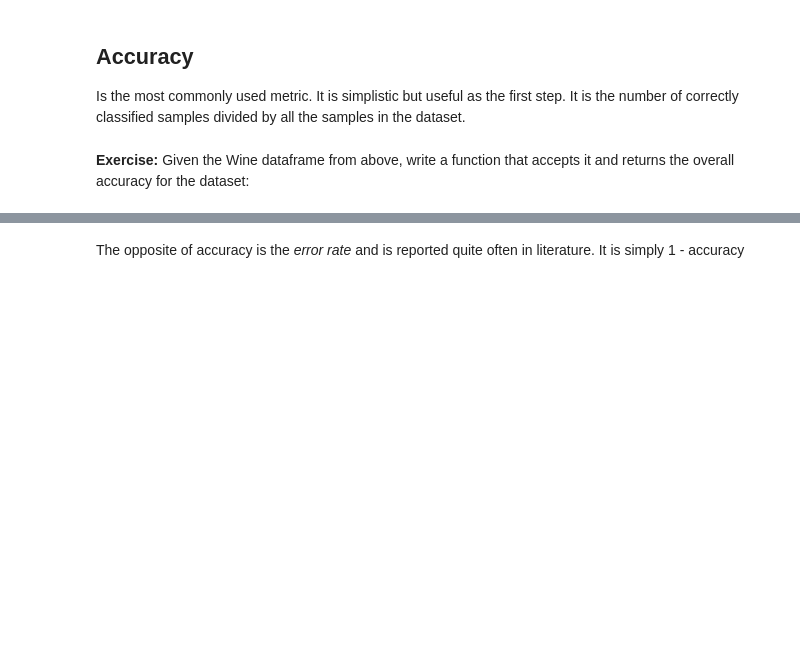
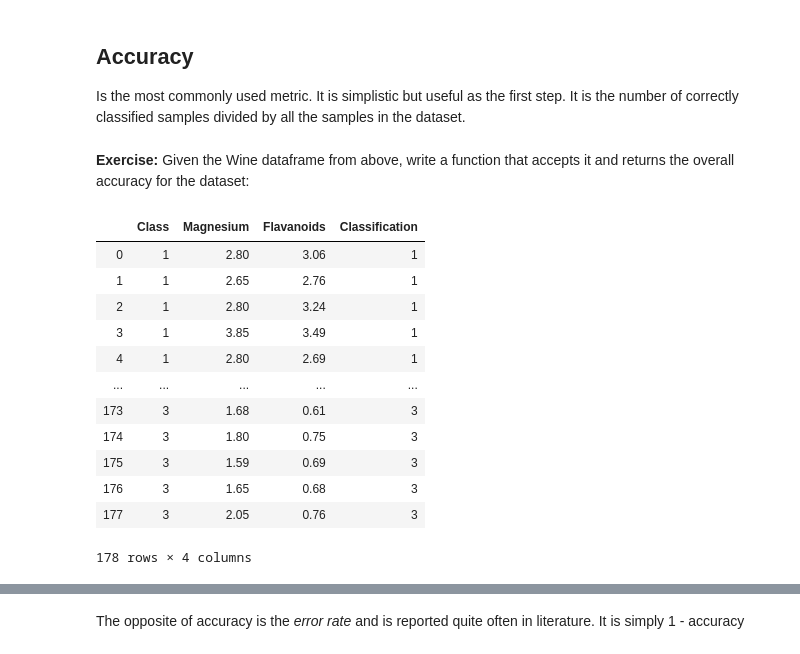
Before and after one commit to TOMMYWHY/158_755DataScience, a Jupyter notebook: 158755/Notebooks/Lecture 7 - Classification, Generalization, Overfitting, Evaluation, Cross-validation.ipynb, the cells around one changed output, grey strips where cells are left out. Saved outputs shown, nothing was run; the diff lists cells and outputs as text; code cells hidden in the pictures; blank space fills up the shorter version.

```diff
--- a/158755/Notebooks/Lecture 7 - Classification, Generalization, Overfitting, Evaluation, Cross-validation.ipynb
+++ b/158755/Notebooks/Lecture 7 - Classification, Generalization, Overfitting, Evaluation, Cross-validation.ipynb
@@ -313,6 +381,22 @@ Source: http://en.wikipedia.org/wiki/Confusion_matrix
 Is the most commonly used metric. It is simplistic but useful as the first step. It is the number of correctly classified samples divided by all the samples in the dataset.
 # %% [markdown]
 **Exercise:** Given the Wine dataframe from above, write a function that accepts it and returns the overall accuracy for the dataset:
+# %%
+df
+# %% [output]
+|  | Class | Magnesium | Flavanoids | Classification |
+| 0 | 1 | 2.80 | 3.06 | 1 |
+| 1 | 1 | 2.65 | 2.76 | 1 |
+| 2 | 1 | 2.80 | 3.24 | 1 |
+| 3 | 1 | 3.85 | 3.49 | 1 |
+| 4 | 1 | 2.80 | 2.69 | 1 |
+| ... | ... | ... | ... | ... |
+| 173 | 3 | 1.68 | 0.61 | 3 |
+| 174 | 3 | 1.80 | 0.75 | 3 |
+| 175 | 3 | 1.59 | 0.69 | 3 |
+| 176 | 3 | 1.65 | 0.68 | 3 |
+| 177 | 3 | 2.05 | 0.76 | 3 |
+178 rows × 4 columns
 # %%
 def calculate_accuracy(df):
     #your code here
```
Also changed, not shown: parts of 53 cells of this notebook, 30 other files.
